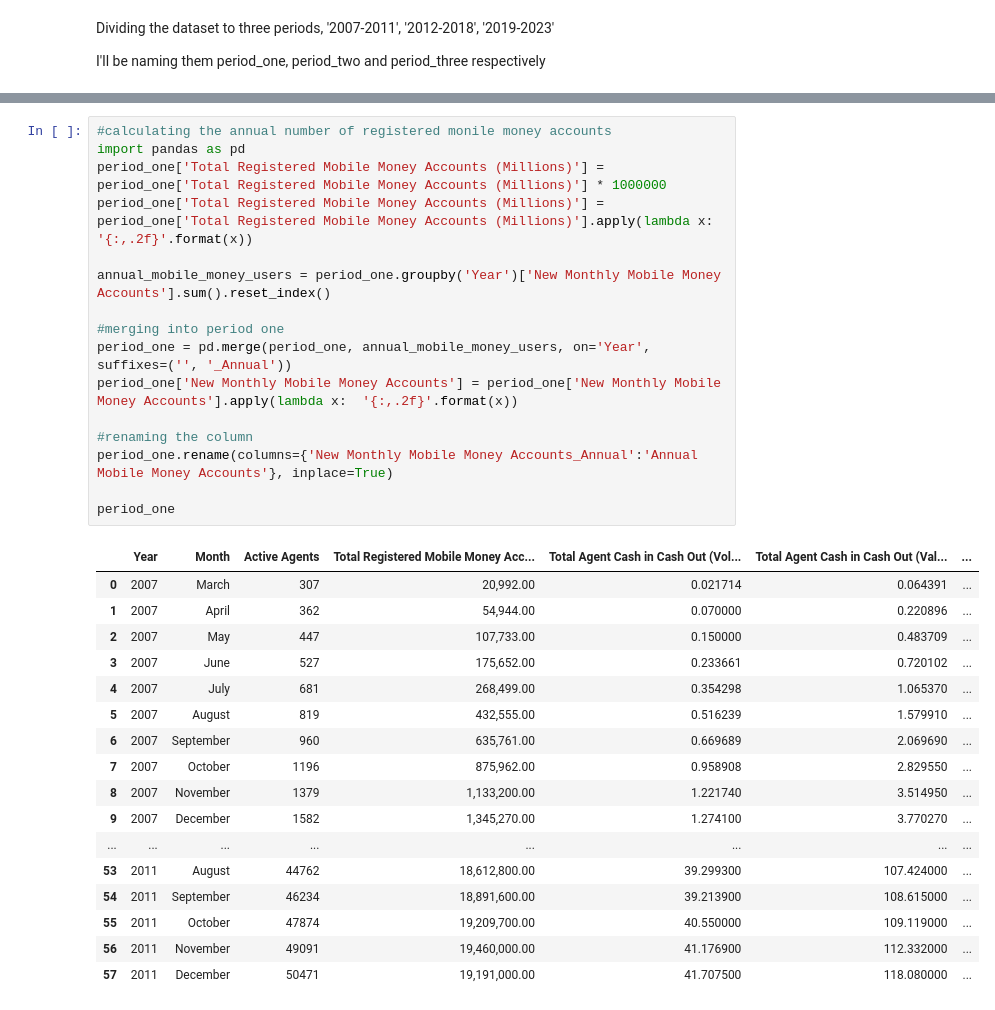
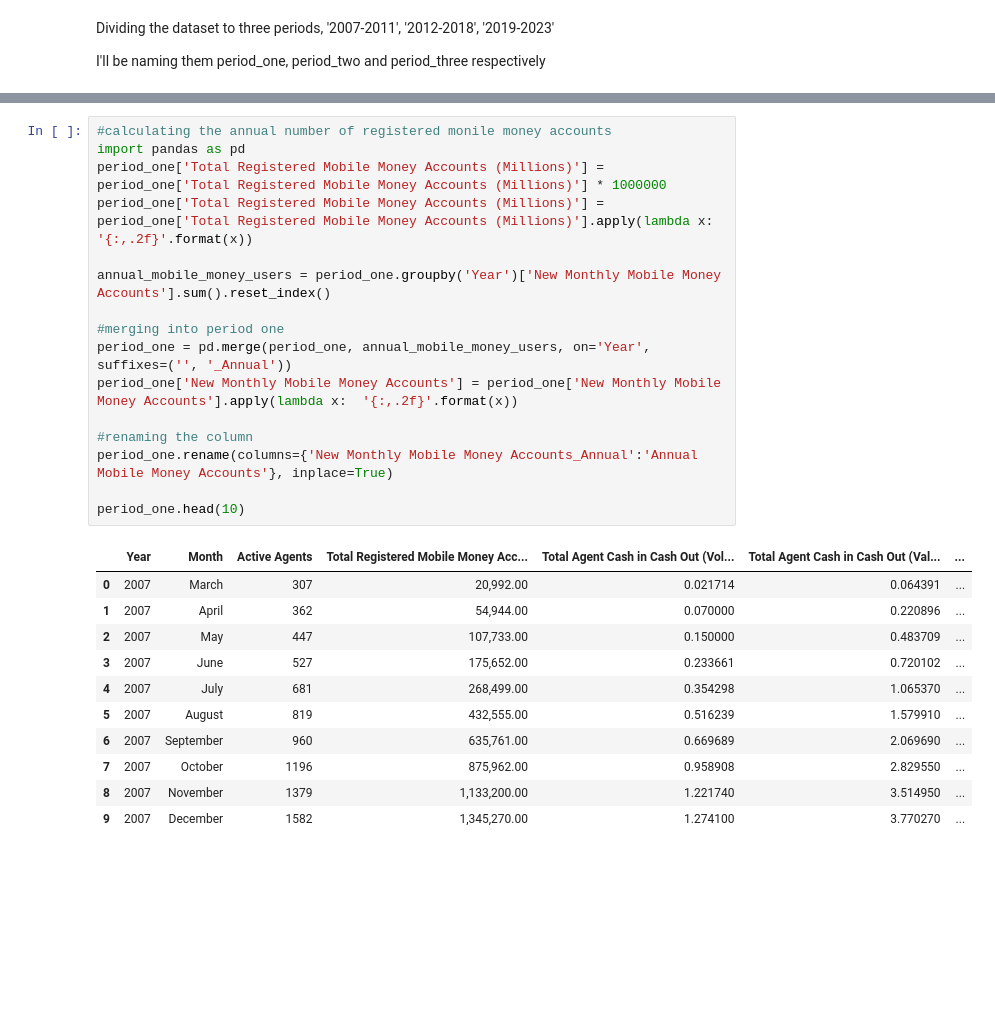
Before and after one commit to Murega14/Value-of-Transactions, a Jupyter notebook: transactions.ipynb, the cells around one changed output, grey strips where cells are left out. Saved outputs shown, nothing was run; the diff lists cells and outputs as text; blank space fills up the shorter version.

```diff
--- a/transactions.ipynb
+++ b/transactions.ipynb
@@ -276,37 +269,31 @@ plt.show()
 # %%
 #calculating the annual number of registered monile money accounts
 import pandas as pd
 period_one['Total Registered Mobile Money Accounts (Millions)'] = period_one['Total Registered Mobile Money Accounts (Millions)'] * 1000000
 period_one['Total Registered Mobile Money Accounts (Millions)'] = period_one['Total Registered Mobile Money Accounts (Millions)'].apply(lambda x:  '{:,.2f}'.format(x))
 
 annual_mobile_money_users = period_one.groupby('Year')['New Monthly Mobile Money Accounts'].sum().reset_index()
 
 #merging into period one
 period_one = pd.merge(period_one, annual_mobile_money_users, on='Year', suffixes=('', '_Annual'))
 period_one['New Monthly Mobile Money Accounts'] = period_one['New Monthly Mobile Money Accounts'].apply(lambda x:  '{:,.2f}'.format(x))
 
 #renaming the column
 period_one.rename(columns={'New Monthly Mobile Money Accounts_Annual':'Annual Mobile Money Accounts'}, inplace=True)
 
-period_one
+period_one.head(10)
 # %% [output]
 |  | Year | Month | Active Agents | Total Registered Mobile Money Acc... | Total Agent Cash in Cash Out (Vol... | Total Agent Cash in Cash Out (Val... | ... |
 | 0 | 2007 | March | 307 | 20,992.00 | 0.021714 | 0.064391 | ... |
 | 1 | 2007 | April | 362 | 54,944.00 | 0.070000 | 0.220896 | ... |
 | 2 | 2007 | May | 447 | 107,733.00 | 0.150000 | 0.483709 | ... |
 | 3 | 2007 | June | 527 | 175,652.00 | 0.233661 | 0.720102 | ... |
 | 4 | 2007 | July | 681 | 268,499.00 | 0.354298 | 1.065370 | ... |
 | 5 | 2007 | August | 819 | 432,555.00 | 0.516239 | 1.579910 | ... |
 | 6 | 2007 | September | 960 | 635,761.00 | 0.669689 | 2.069690 | ... |
 | 7 | 2007 | October | 1196 | 875,962.00 | 0.958908 | 2.829550 | ... |
 | 8 | 2007 | November | 1379 | 1,133,200.00 | 1.221740 | 3.514950 | ... |
 | 9 | 2007 | December | 1582 | 1,345,270.00 | 1.274100 | 3.770270 | ... |
-| ... | ... | ... | ... | ... | ... | ... | ... |
-| 53 | 2011 | August | 44762 | 18,612,800.00 | 39.299300 | 107.424000 | ... |
-| 54 | 2011 | September | 46234 | 18,891,600.00 | 39.213900 | 108.615000 | ... |
-| 55 | 2011 | October | 47874 | 19,209,700.00 | 40.550000 | 109.119000 | ... |
-| 56 | 2011 | November | 49091 | 19,460,000.00 | 41.176900 | 112.332000 | ... |
-| 57 | 2011 | December | 50471 | 19,191,000.00 | 41.707500 | 118.080000 | ... |
 # %%
 #visualizing the annual growth of registered mobile money accounts
 plt.figure(figsize=(8,6))
```
Also changed, not shown: parts of 9 cells of this notebook.
